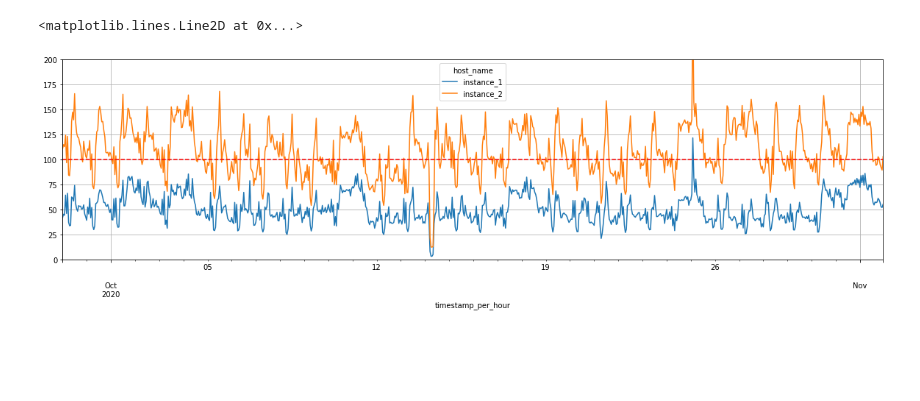
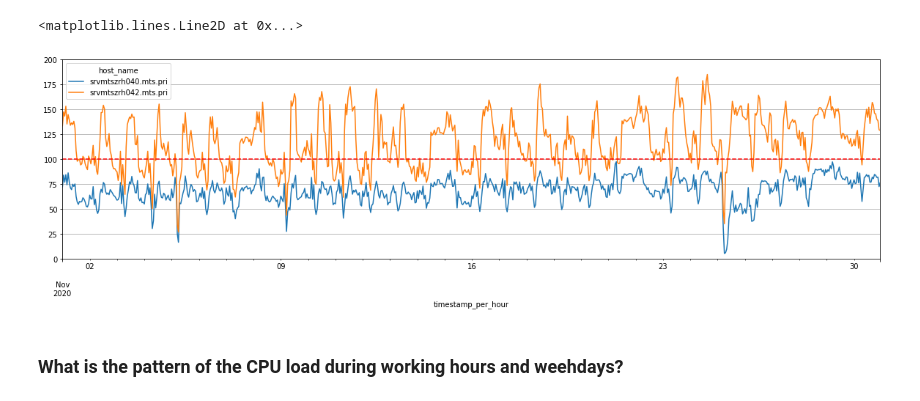
Before and after one commit to tomeu-mir/data_analisys, a Jupyter notebook: oracle_cpu_analysis2.ipynb, the cells around one changed output. Cells and saved outputs as stored; diff of their text form; code cells hidden in the pictures; blank space fills up the shorter version.

```diff
--- a/oracle_cpu_analysis2.ipynb
+++ b/oracle_cpu_analysis2.ipynb
@@ -7,12 +8,10 @@ Read the datafile
 # %%
 import pandas as pd
-from datetime import datetime
 
-df = pd.read_csv('./oracle_cpu_free_percent_2020.11.14.csv',
+df = pd.read_csv('./data/racprod_cpu_2020_November.csv',
                  index_col='timestamp_per_hour',
                  parse_dates=['timestamp_per_hour'],
-                 #date_parser = lambda x: pd.datetime.strptime(x, '%Y-%m-%d %H:%M:%S')
-                 date_parser = lambda x: datetime.strptime(x, '%Y-%m-%d %H:%M:%S')
+                 date_parser = lambda x: pd.datetime.strptime(x, '%Y-%m-%d %H:%M')
                 )
 
 df['idle_cpu_pct'] = df.avg_cpu_idle_pct*100/24
@@ -53,6 +87,8 @@ array([<matplotlib.axes._subplots.AxesSubplot object at 0x...>,
 # %%
-myplot = df_pivot.plot(kind='line', grid=True, ylim=(0,200), figsize=(20,5), stacked=True)
-myplot.axhline(y=100, color='red', linestyle ='--')
+plot = df_pivot.plot(kind='line', grid=True, ylim=(0,200), figsize=(20,5), stacked=True)
+plot.axhline(y=100, color='red', linestyle='--')
 # %% [output]
 <matplotlib.lines.Line2D at 0x...>
-[figure, old version]
+[figure, new version]
+# %% [markdown]
+### What is the pattern of the CPU load during working hours and weehdays?
```
Also changed, not shown: parts of 19 cells of this notebook, 6 other files.
